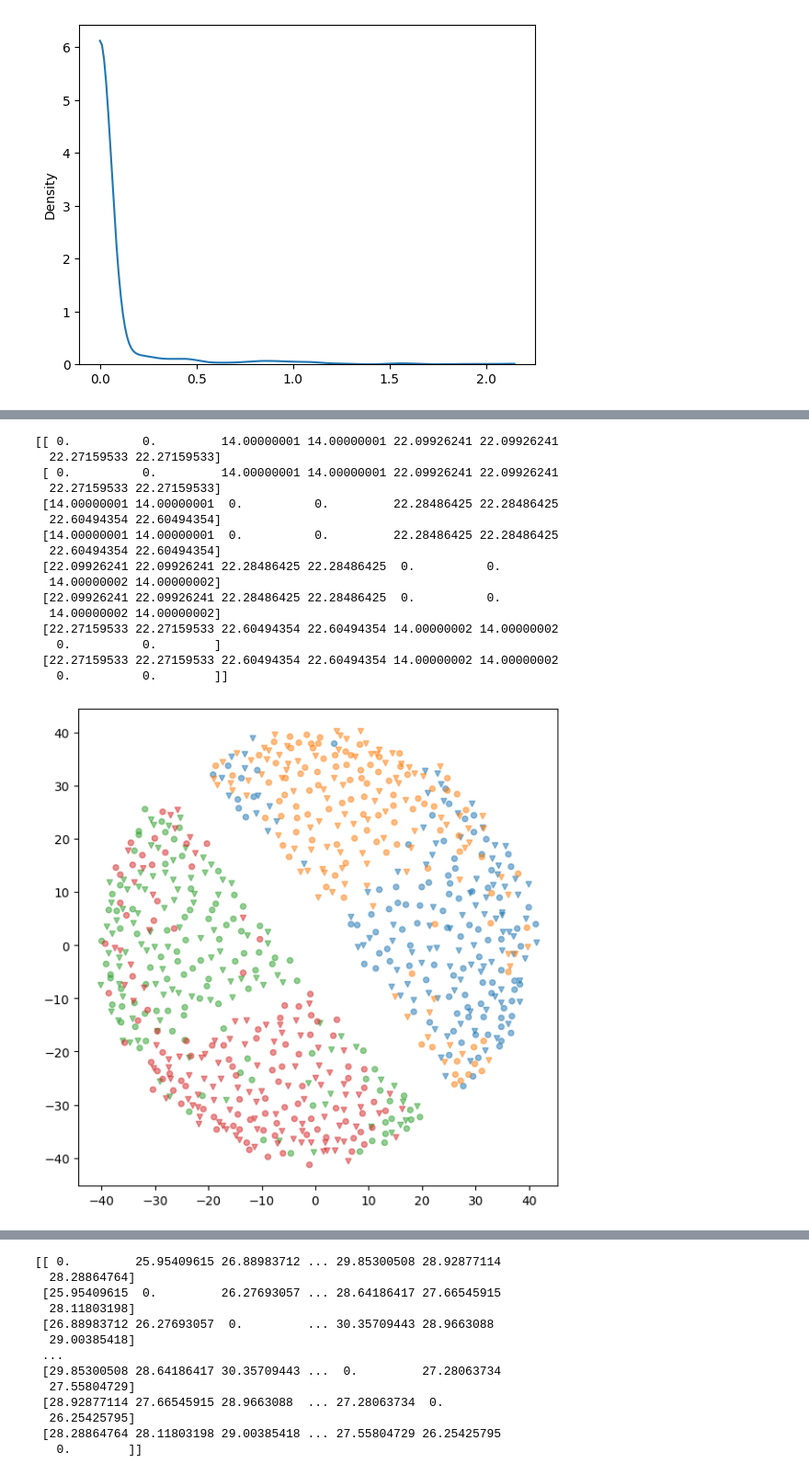
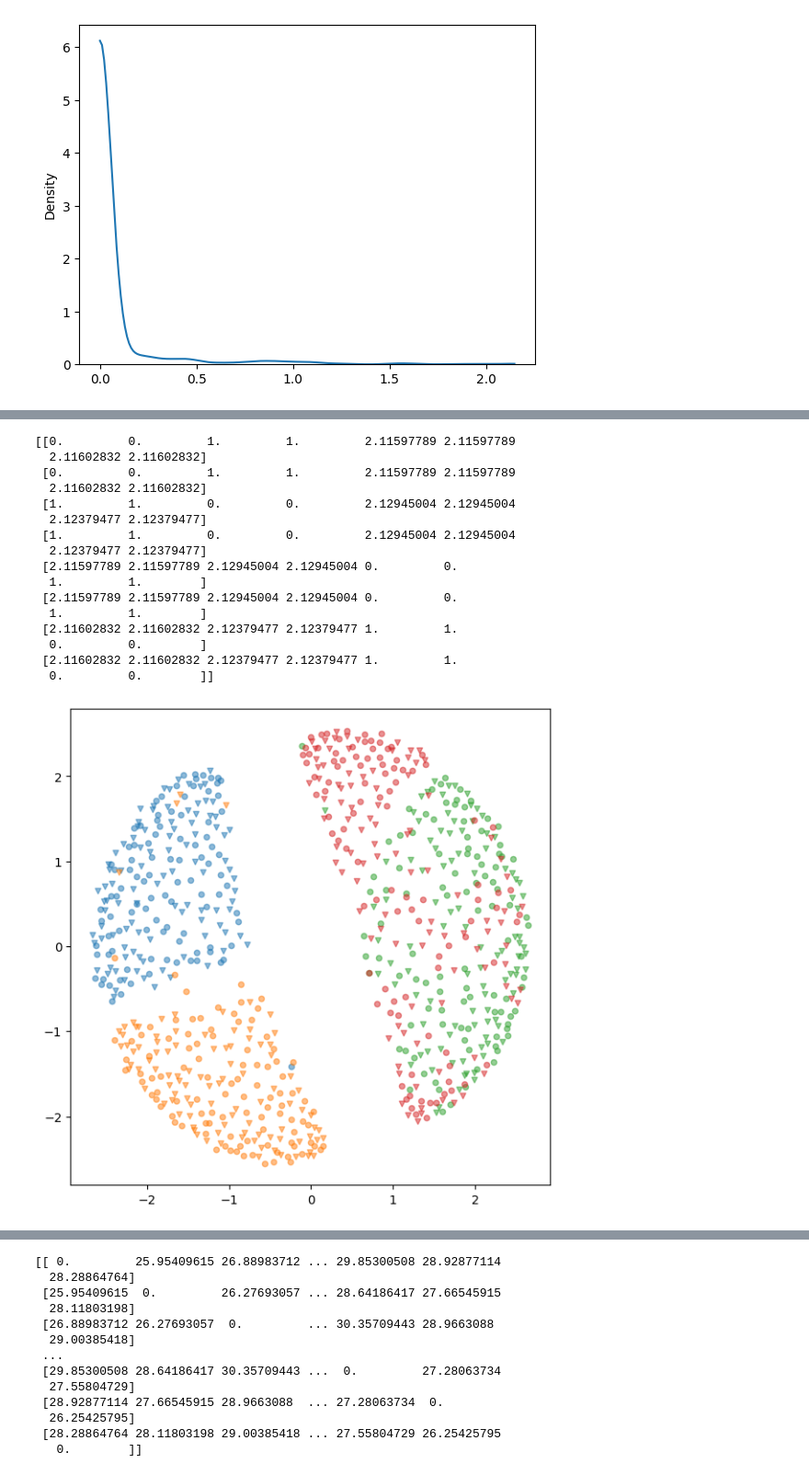
Before and after one commit to tobasummandal/deepCats, a Jupyter notebook: levelsSimulation.ipynb, the cells around one changed output, grey strips where cells are left out. Shown at 92% size. Cells and saved outputs as stored; diff of their text form; code cells hidden in the pictures.

```diff
--- a/levelsSimulation.ipynb
+++ b/levelsSimulation.ipynb
@@ -177,6 +232,11 @@ sns.kdeplot(
 # %%
 subExemplars, subCentroids = cat.make_categories(
-    catCov=1, super_rad=10, basic_rad=7, sub_rad=0, nFeatures=1024, nImages=100
+    catRadius=2,
+    super_rad=1,
+    basic_rad=0.5,
+    sub_rad=0.0,
+    nFeatures=1024,
+    nImages=100,
 )
 
 # Calculate similarity matrix
@@ -201,47 +261,47 @@ for i in range(4):
     # Every 100 dots change shapes
     for j in range(2):
         ax.scatter(
             subMDS[(i * 200 + j * 100) : (i * 200 + j * 100 + 100), 0],
             subMDS[(i * 200 + j * 100) : (i * 200 + j * 100 + 100), 1],
             s=20,
             alpha=0.5,
             color=colors[i],
             marker="o" if j == 0 else "v",
         )
 
 # Do tsne
 tmp = TSNE(n_components=2, metric="precomputed", init="random")
 subTSNE = tmp.fit_transform(subSimMat)
 
 fig, ax = plt.subplots(1, 1, figsize=(7, 7))
 
 # Every 200 dots change colors
 for i in range(4):
     # Every 100 dots change shapes
     for j in range(2):
         ax.scatter(
             subTSNE[(i * 200 + j * 100) : (i * 200 + j * 100 + 100), 0],
             subTSNE[(i * 200 + j * 100) : (i * 200 + j * 100 + 100), 1],
             s=20,
             alpha=0.5,
             color=colors[i],
             marker="o" if j == 0 else "v",
         )
 # %% [output]
-[[ 0.          0.         14.00000001 14.00000001 22.09926241 22.09926241
-  22.27159533 22.27159533]
- [ 0.          0.         14.00000001 14.00000001 22.09926241 22.09926241
-  22.27159533 22.27159533]
- [14.00000001 14.00000001  0.          0.         22.28486425 22.28486425
-  22.60494354 22.60494354]
- [14.00000001 14.00000001  0.          0.         22.28486425 22.28486425
-  22.60494354 22.60494354]
- [22.09926241 22.09926241 22.28486425 22.28486425  0.          0.
-  14.00000002 14.00000002]
- [22.09926241 22.09926241 22.28486425 22.28486425  0.          0.
-  14.00000002 14.00000002]
- [22.27159533 22.27159533 22.60494354 22.60494354 14.00000002 14.00000002
-   0.          0.        ]
- [22.27159533 22.27159533 22.60494354 22.60494354 14.00000002 14.00000002
-   0.          0.        ]]
+[[0.         0.         1.         1.         2.11597789 2.11597789
+  2.11602832 2.11602832]
+ [0.         0.         1.         1.         2.11597789 2.11597789
+  2.11602832 2.11602832]
+ [1.         1.         0.         0.         2.12945004 2.12945004
+  2.12379477 2.12379477]
+ [1.         1.         0.         0.         2.12945004 2.12945004
+  2.12379477 2.12379477]
+ [2.11597789 2.11597789 2.12945004 2.12945004 0.         0.
+  1.         1.        ]
+ [2.11597789 2.11597789 2.12945004 2.12945004 0.         0.
+  1.         1.        ]
+ [2.11602832 2.11602832 2.12379477 2.12379477 1.         1.
+  0.         0.        ]
+ [2.11602832 2.11602832 2.12379477 2.12379477 1.         1.
+  0.         0.        ]]
-[figure, old version]
+[figure, new version]
```
Also changed, not shown: parts of 18 cells of this notebook.
